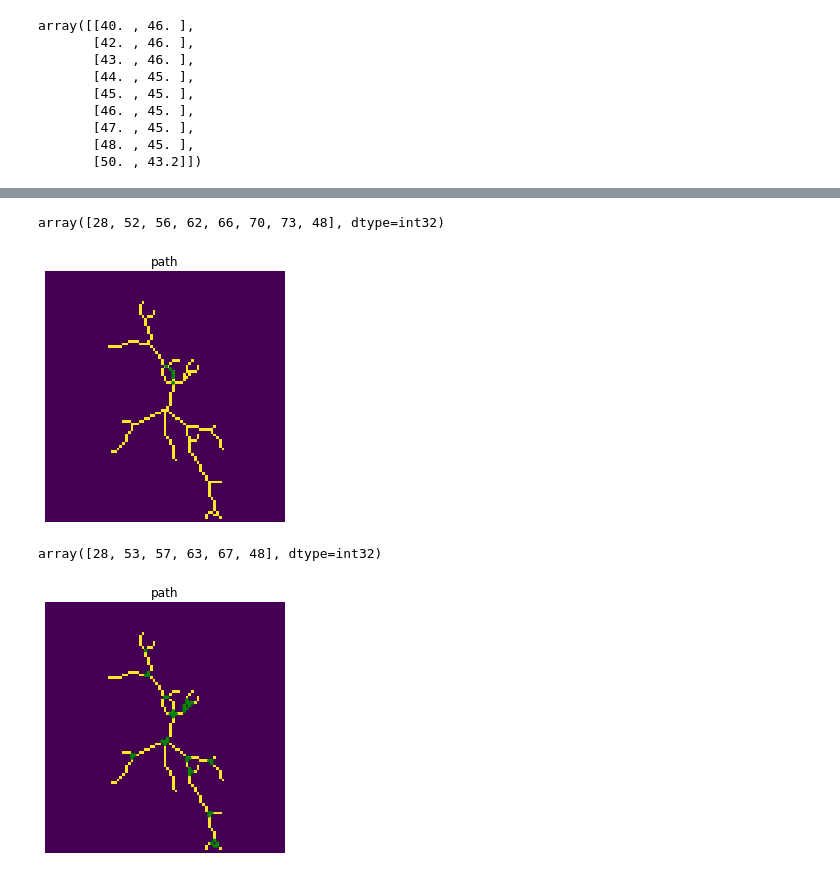
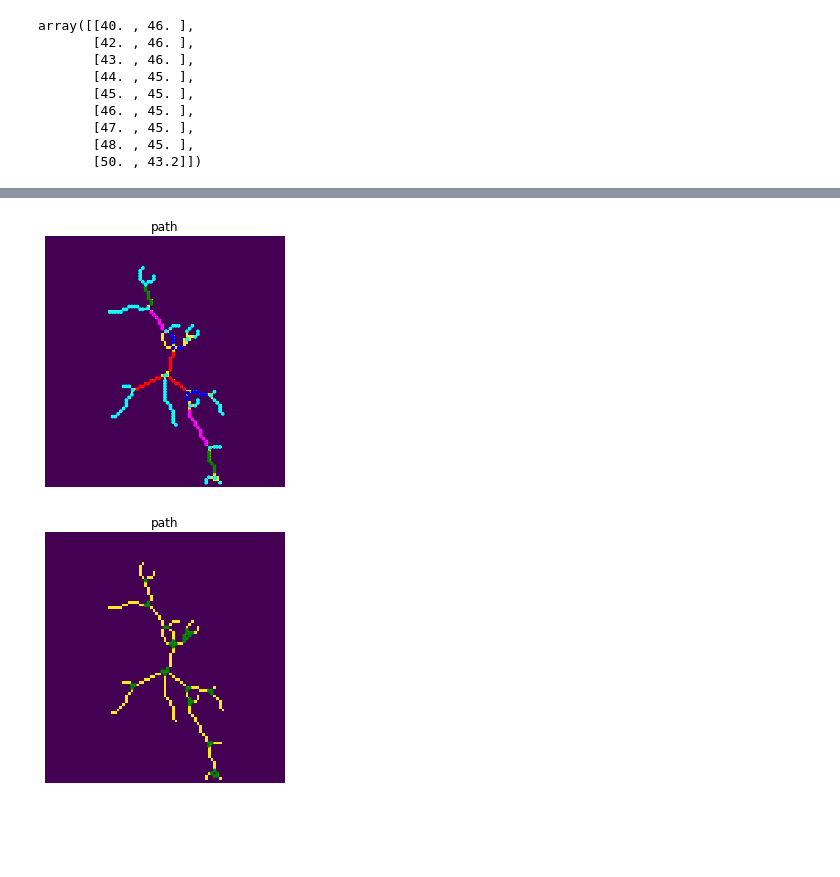
Before and after one commit to swanandlab/SMorph, a Jupyter notebook: sholl analysis.ipynb, the cells around one changed output, grey strips where cells are left out. Cells and saved outputs as stored; diff of their text form; code cells hidden in the pictures; blank space fills up the shorter version.

Commit message:
branch level differentiation

```diff
--- a/sholl analysis.ipynb
+++ b/sholl analysis.ipynb
@@ -422,6 +404,6 @@ draw.overlay_euclidean_skeleton_2d(gray_section, branch_data, skeleton_color_sou
 # %% [output]
 [figure]
 # %%
-branch_statistics = list(skan.csr.branch_statistics(pixel_graph))
+branch_statistics = skan.csr.branch_statistics(pixel_graph)
 branch_statistics
 # %% [output]
@@ -598,15 +683,46 @@ plot(skan.csr.Skeleton(final).path_coordinates(6))
-# %%
-skan.csr.Skeleton(final).path(6)
-# %% [output]
-array([28, 52, 56, 62, 66, 70, 73, 48], dtype=int32)
-# %%
-plot(skan.csr.Skeleton(final).path_coordinates(7))
-# %% [output]
-[figure, removed]
-# %%
-skan.csr.Skeleton(final).path(7)
-# %% [output]
-array([28, 53, 57, 63, 67, 48], dtype=int32)
+# %%
+color_branches=[]
+two=[]
+three=[]
+four=[]
+for branch in branch_array:
+    sub_branch=[]
+    for paths in branch:
+        sub_branch.extend(paths)
+    color_branches.append(sub_branch)
+
+color_branches_coords=[]
+for branch in color_branches:
+    sub_branch=[]
+    for node in branch:
+        sub_branch.append(coordinates[node])
+    color_branches_coords.append(sub_branch)
+# %%
+fig, ax = plt.subplots(figsize=(4, 4))
+ax.set_title('path')
+ax.imshow(final, interpolation='nearest')
+
+for i in color_branches_coords[0]:
+    c = plt.Circle((i[1], i[0]), 0.5, color='red')
+    ax.add_patch(c)
+for i in color_branches_coords[1]:
+    c = plt.Circle((i[1], i[0]), 0.5, color='blue')
+    ax.add_patch(c)
+for i in color_branches_coords[2]:
+    c = plt.Circle((i[1], i[0]), 0.5, color='magenta')
+    ax.add_patch(c)
+for i in color_branches_coords[3]:
+    c = plt.Circle((i[1], i[0]), 0.5, color='green')
+    ax.add_patch(c)
+for i in color_branches_coords[4]:
+    c = plt.Circle((i[1], i[0]), 0.5, color='cyan')
+    ax.add_patch(c)
+
+ax.set_axis_off()
+plt.tight_layout()
+plt.show()
+# %% [output]
+[figure, added]
 # %%
 def labelling(cell_pixel_coordinates):
     """
```
Also changed, not shown: parts of 13 cells of this notebook.
